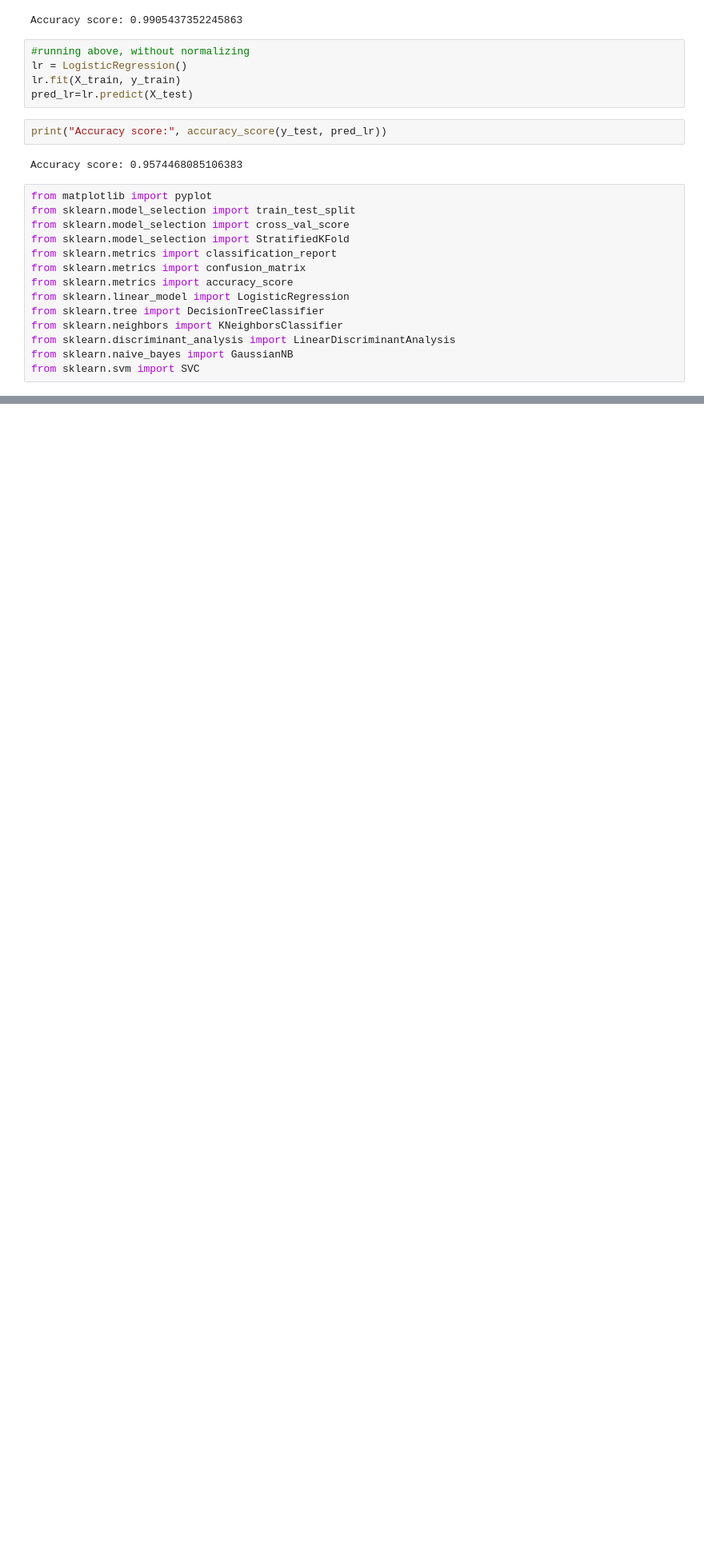
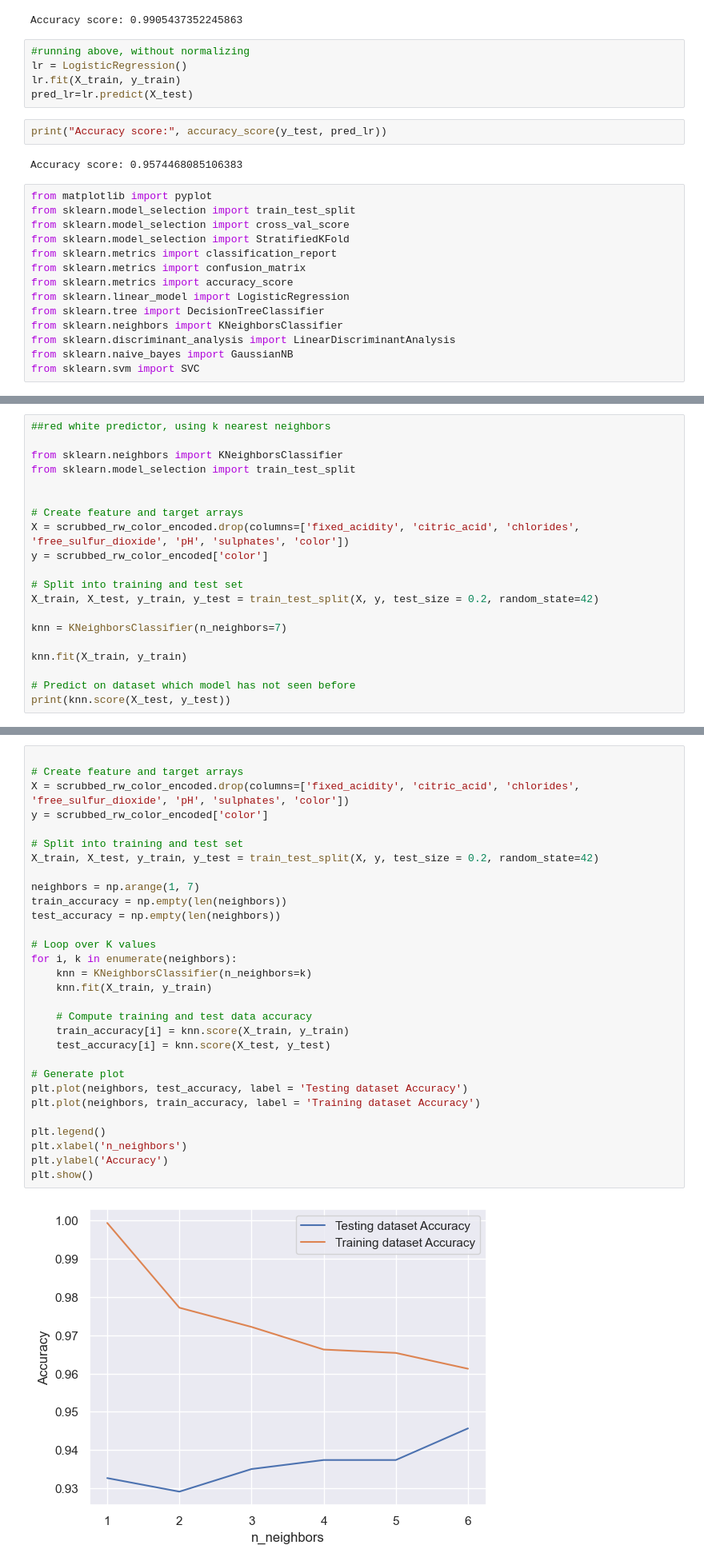
Before and after one commit to cdb8675309/-mod1-project2-Sprint-3, a Jupyter notebook: Sprint_3.ipynb, the cells around one changed output, grey strips where cells are left out. Shown: that part at 80% size. Cells and saved outputs as stored; diff of their text form; blank space fills up the shorter version.

```diff
--- a/Sprint_3.ipynb
+++ b/Sprint_3.ipynb
@@ -865,0 +871,20 @@ from sklearn.svm import SVC
+# %%
+##red white predictor, using k nearest neighbors
+
+from sklearn.neighbors import KNeighborsClassifier
+from sklearn.model_selection import train_test_split
+
+
+# Create feature and target arrays
+X = scrubbed_rw_color_encoded.drop(columns=['fixed_acidity', 'citric_acid', 'chlorides', 'free_sulfur_dioxide', 'pH', 'sulphates', 'color'])
+y = scrubbed_rw_color_encoded['color']
+
+# Split into training and test set
+X_train, X_test, y_train, y_test = train_test_split(X, y, test_size = 0.2, random_state=42)
+
+knn = KNeighborsClassifier(n_neighbors=7)
+
+knn.fit(X_train, y_train)
+
+# Predict on dataset which model has not seen before
+print(knn.score(X_test, y_test))
@@ -865,0 +898,32 @@ from sklearn.svm import SVC
+# %%
+
+# Create feature and target arrays
+X = scrubbed_rw_color_encoded.drop(columns=['fixed_acidity', 'citric_acid', 'chlorides', 'free_sulfur_dioxide', 'pH', 'sulphates', 'color'])
+y = scrubbed_rw_color_encoded['color']
+
+# Split into training and test set
+X_train, X_test, y_train, y_test = train_test_split(X, y, test_size = 0.2, random_state=42)
+
+neighbors = np.arange(1, 7)
+train_accuracy = np.empty(len(neighbors))
+test_accuracy = np.empty(len(neighbors))
+
+# Loop over K values
+for i, k in enumerate(neighbors):
+    knn = KNeighborsClassifier(n_neighbors=k)
+    knn.fit(X_train, y_train)
+
+    # Compute training and test data accuracy
+    train_accuracy[i] = knn.score(X_train, y_train)
+    test_accuracy[i] = knn.score(X_test, y_test)
+
+# Generate plot
+plt.plot(neighbors, test_accuracy, label = 'Testing dataset Accuracy')
+plt.plot(neighbors, train_accuracy, label = 'Training dataset Accuracy')
+
+plt.legend()
+plt.xlabel('n_neighbors')
+plt.ylabel('Accuracy')
+plt.show()
+# %% [output]
+[figure, added]
```
Also changed, not shown: parts of 27 cells of this notebook.
